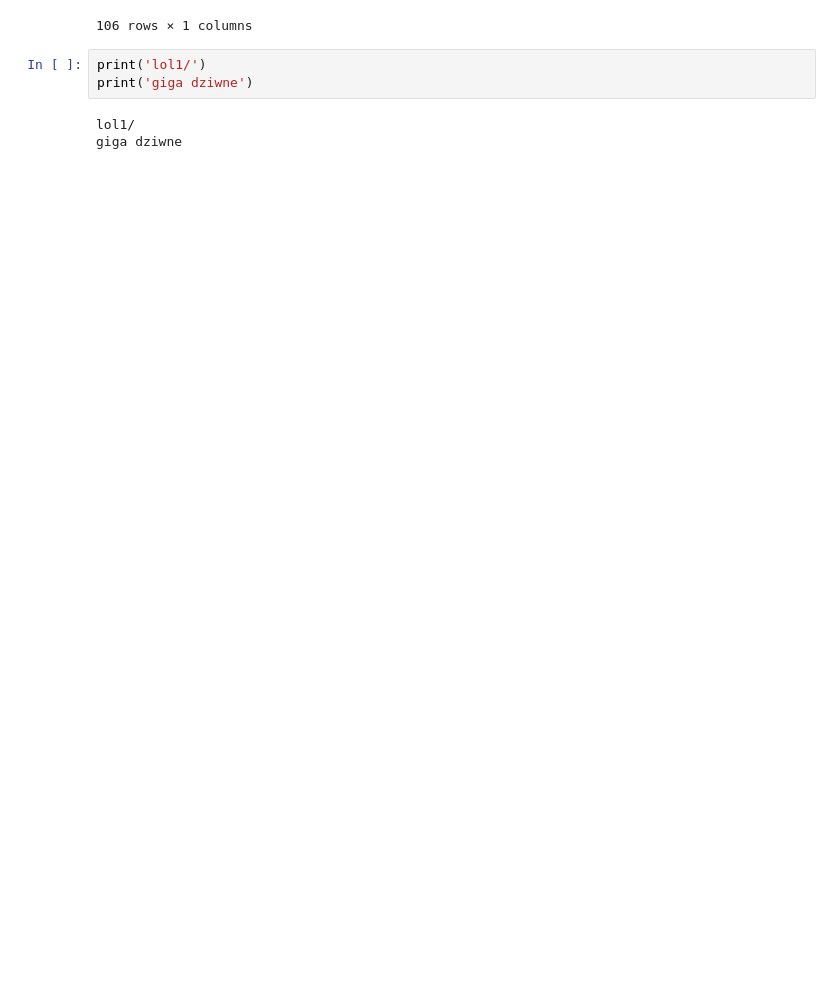
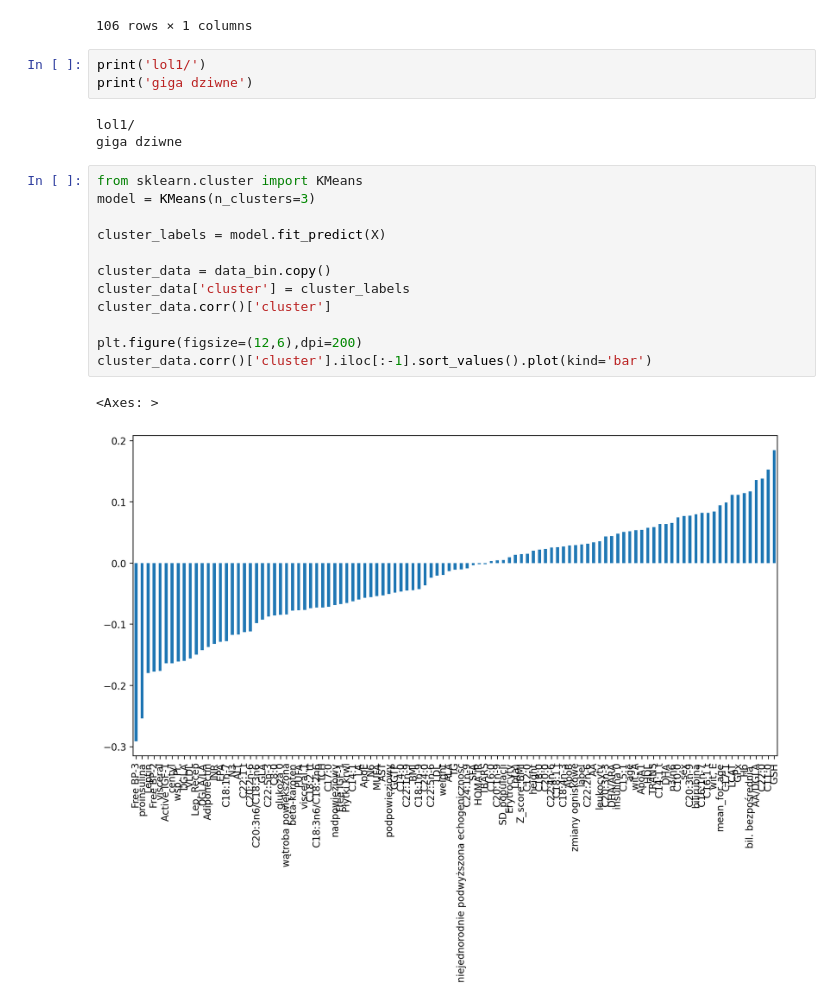
Before and after one commit to jakubpludowski/NAFLD-classifier, a Jupyter notebook: model.ipynb, the cells around one changed output. Cells and saved outputs as stored; diff of their text form; blank space fills up the shorter version.

```diff
--- a/model.ipynb
+++ b/model.ipynb
@@ -102,3 +245,18 @@ print('giga dziwne')
 # %% [output]
 lol1/
 giga dziwne
+# %%
+from sklearn.cluster import KMeans
+model = KMeans(n_clusters=3)
+
+cluster_labels = model.fit_predict(X)
+
+cluster_data = data_bin.copy()
+cluster_data['cluster'] = cluster_labels
+cluster_data.corr()['cluster']
+
+plt.figure(figsize=(12,6),dpi=200)
+cluster_data.corr()['cluster'].iloc[:-1].sort_values().plot(kind='bar')
+# %% [output]
+<Axes: >
+[figure, added]
```
Also changed, not shown: parts of 16 cells of this notebook.
